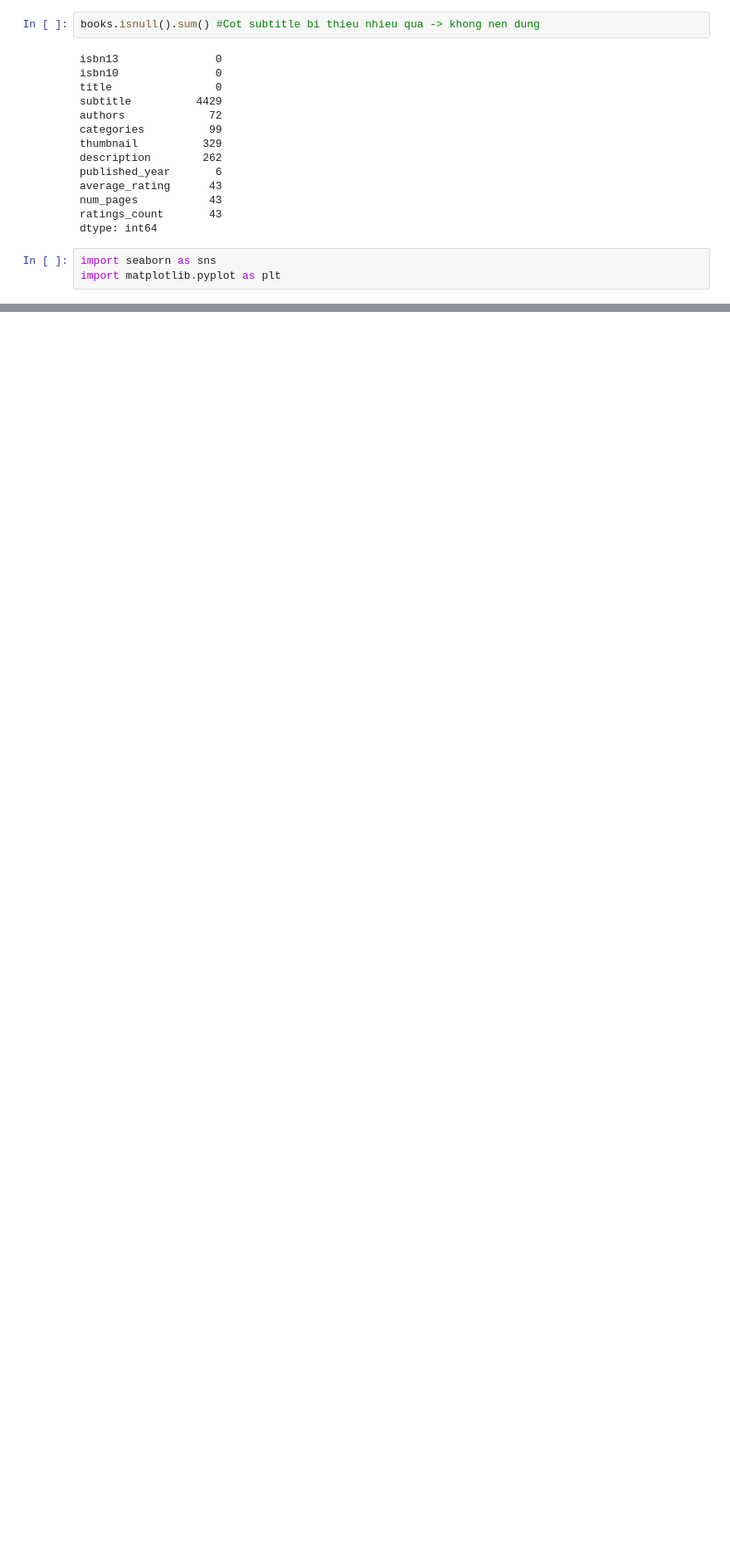
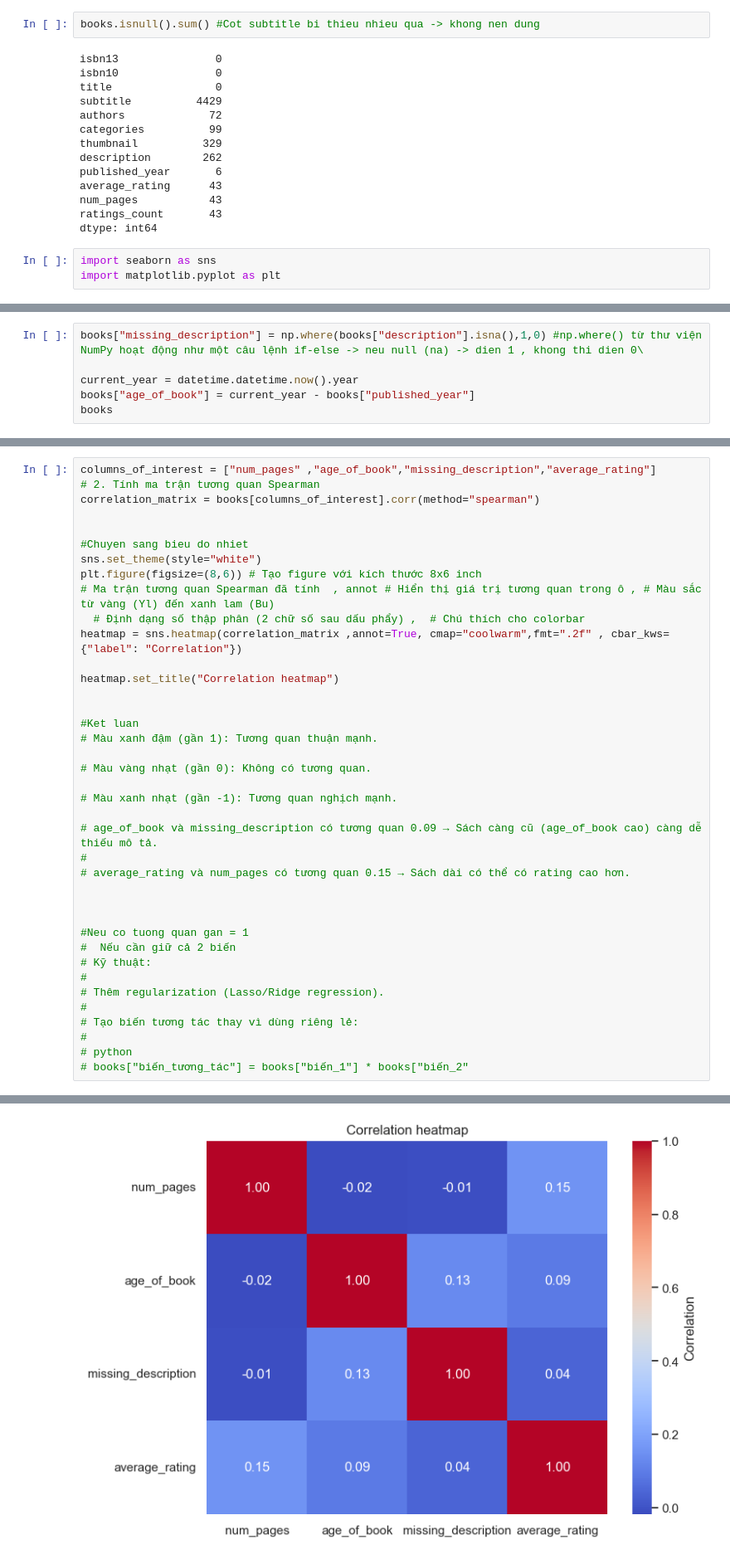
Before and after one commit to Theanh130124/DL_Recommendation_System, a Jupyter notebook: LLM_book_recommend_emmotions/data-exoioration.ipynb, the cells around one changed output, grey strips where cells are left out. Shown at 83% size. Drawn from its saved outputs; the diff is of its cells as text; blank space fills up the shorter version.

```diff
--- a/LLM_book_recommend_emmotions/data-exoioration.ipynb
+++ b/LLM_book_recommend_emmotions/data-exoioration.ipynb
@@ -136,0 +142,6 @@ Text(50.58159722222221, 0.5, 'Missing values')
+# %%
+books["missing_description"] = np.where(books["description"].isna(),1,0) #np.where() từ thư viện NumPy hoạt động như một câu lệnh if-else -> neu null (na) -> dien 1 , khong thi dien 0\
+
+current_year = datetime.datetime.now().year
+books["age_of_book"] = current_year - books["published_year"]
+books
@@ -136,0 +162,40 @@ Text(50.58159722222221, 0.5, 'Missing values')
+# %%
+columns_of_interest = ["num_pages" ,"age_of_book","missing_description","average_rating"]
+# 2. Tính ma trận tương quan Spearman
+correlation_matrix = books[columns_of_interest].corr(method="spearman")
+
+
+#Chuyen sang bieu do nhiet
+sns.set_theme(style="white")
+plt.figure(figsize=(8,6)) # Tạo figure với kích thước 8x6 inch
+# Ma trận tương quan Spearman đã tính  , annot # Hiển thị giá trị tương quan trong ô , # Màu sắc từ vàng (Yl) đến xanh lam (Bu)
+  # Định dạng số thập phân (2 chữ số sau dấu phẩy) ,  # Chú thích cho colorbar
+heatmap = sns.heatmap(correlation_matrix ,annot=True, cmap="coolwarm",fmt=".2f" , cbar_kws={"label": "Correlation"})
+
+heatmap.set_title("Correlation heatmap")
+
+
+#Ket luan
+# Màu xanh đậm (gần 1): Tương quan thuận mạnh.
+
+# Màu vàng nhạt (gần 0): Không có tương quan.
+
+# Màu xanh nhạt (gần -1): Tương quan nghịch mạnh.
+
+# age_of_book và missing_description có tương quan 0.09 → Sách càng cũ (age_of_book cao) càng dễ thiếu mô tả.
+#
+# average_rating và num_pages có tương quan 0.15 → Sách dài có thể có rating cao hơn.
+
+
+
+#Neu co tuong quan gan = 1
+#  Nếu cần giữ cả 2 biến
+# Kỹ thuật:
+#
+# Thêm regularization (Lasso/Ridge regression).
+#
+# Tạo biến tương tác thay vì dùng riêng lẻ:
+#
+# python
+# books["biến_tương_tác"] = books["biến_1"] * books["biến_2"
+# %% [output]
@@ -136,0 +203 @@ Text(50.58159722222221, 0.5, 'Missing values')
+[figure, added]
```
Also changed, not shown: parts of 12 cells of this notebook, 1 other file.
